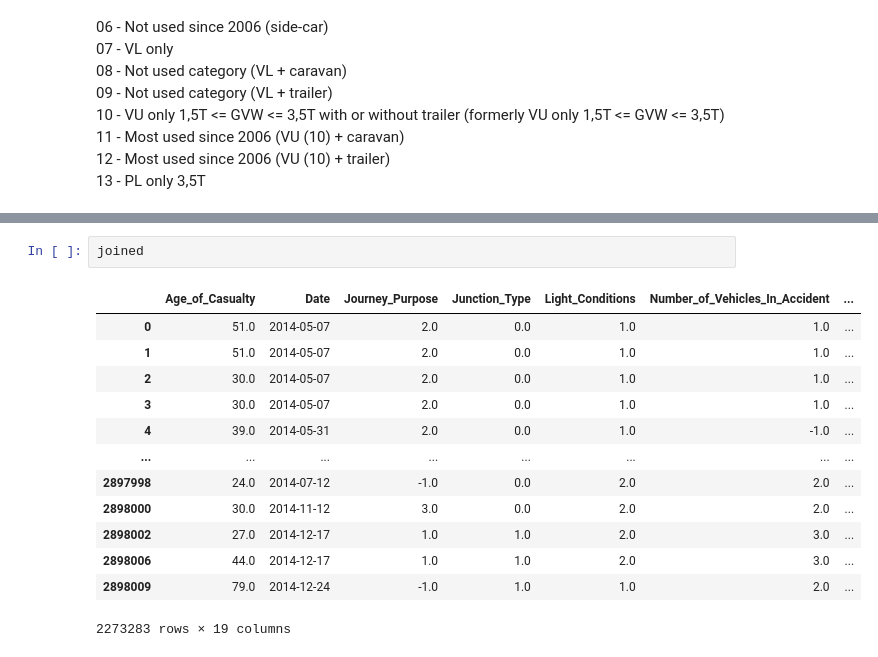
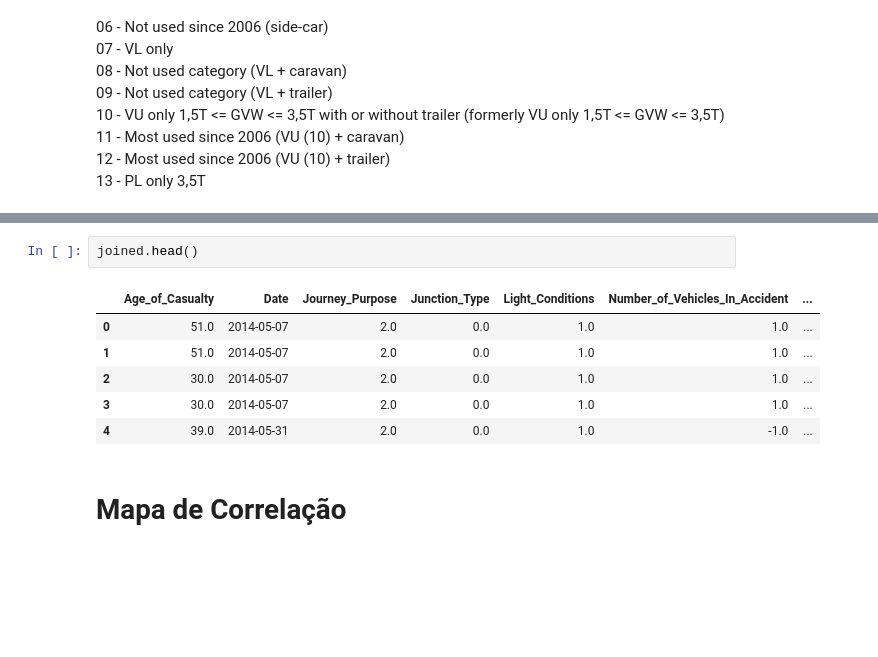
Before and after one commit to JotaCruz20/SGD2, a Jupyter notebook: 2º Projeto.ipynb, the cells around one changed output, grey strips where cells are left out. Drawn from its saved outputs; the diff is of its cells as text; blank space fills up the shorter version.

```diff
--- a/2º Projeto.ipynb
+++ b/2º Projeto.ipynb
@@ -1058,19 +1059,14 @@ joined = pd.concat([joinFR,joinUK])
 # %%
-joined
+joined.head()
 # %% [output]
 |  | Age_of_Casualty | Date | Journey_Purpose | Junction_Type | Light_Conditions | Number_of_Vehicles_In_Accident | ... |
 | 0 | 51.0 | 2014-05-07 | 2.0 | 0.0 | 1.0 | 1.0 | ... |
 | 1 | 51.0 | 2014-05-07 | 2.0 | 0.0 | 1.0 | 1.0 | ... |
 | 2 | 30.0 | 2014-05-07 | 2.0 | 0.0 | 1.0 | 1.0 | ... |
 | 3 | 30.0 | 2014-05-07 | 2.0 | 0.0 | 1.0 | 1.0 | ... |
 | 4 | 39.0 | 2014-05-31 | 2.0 | 0.0 | 1.0 | -1.0 | ... |
-| ... | ... | ... | ... | ... | ... | ... | ... |
-| 2897998 | 24.0 | 2014-07-12 | -1.0 | 0.0 | 2.0 | 2.0 | ... |
-| 2898000 | 30.0 | 2014-11-12 | 3.0 | 0.0 | 2.0 | 2.0 | ... |
-| 2898002 | 27.0 | 2014-12-17 | 1.0 | 1.0 | 2.0 | 3.0 | ... |
-| 2898006 | 44.0 | 2014-12-17 | 1.0 | 1.0 | 2.0 | 3.0 | ... |
-| 2898009 | 79.0 | 2014-12-24 | -1.0 | 1.0 | 1.0 | 2.0 | ... |
-2273283 rows × 19 columns
+# %% [markdown]
+# Mapa de Correlação
 # %%
 f, ax = plt.subplots(figsize=(10, 6))
 corr = joined.corr()
```
Also changed, not shown: parts of 34 cells of this notebook.
